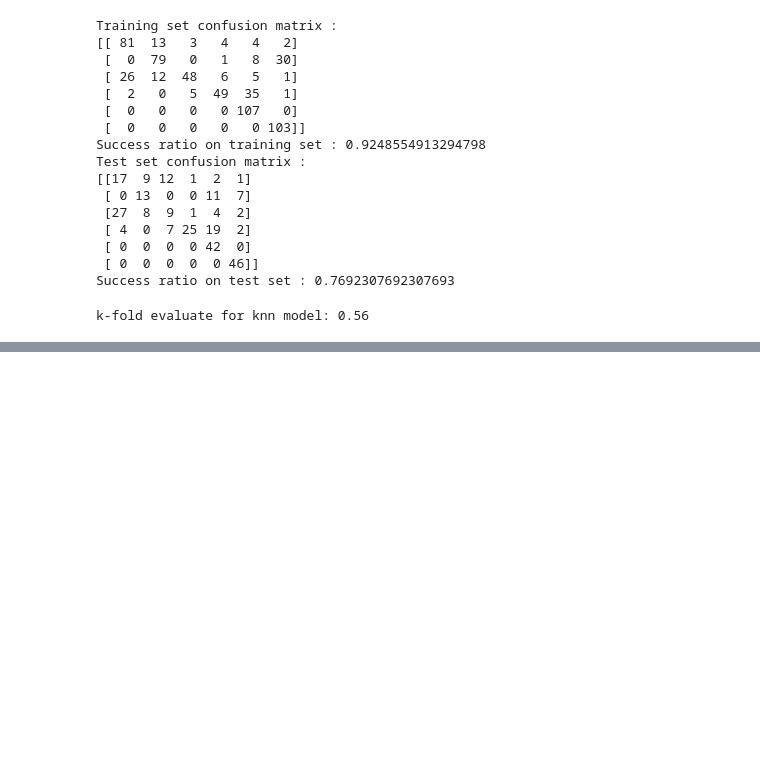
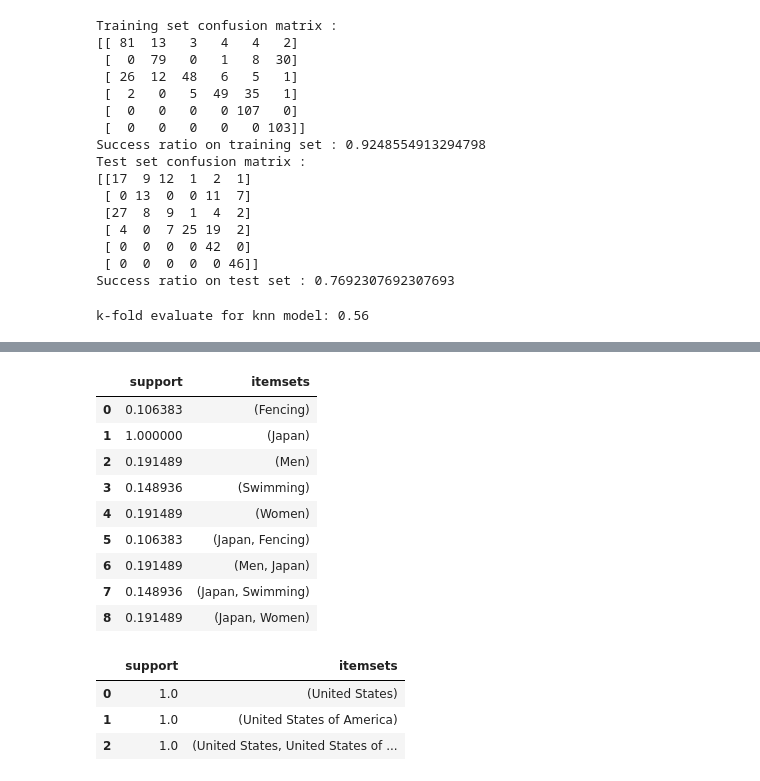
Before and after one commit to mvaghei78/data-mining-on-2021_Olympics, a Jupyter notebook: mining_on_2021_Olympics.ipynb, the cells around one changed output, grey strips where cells are left out. Saved outputs shown, nothing was run; the diff lists cells and outputs as text; code cells hidden in the pictures; blank space fills up the shorter version.

Commit message:
frequent pattern section added

```diff
--- a/mining_on_2021_Olympics.ipynb
+++ b/mining_on_2021_Olympics.ipynb
@@ -1516,0 +1581,6 @@ k-fold evaluate for knn model: 0.56
+# %%
+teams_for_fp = teams_for_model.drop(columns=['Name_numeric','Discipline_numeric','NOC_numeric','Event_numeric'])
+teams_for_fp['Name'] = teams_for_fp['Name'].str.strip()
+teams_for_fp['Discipline'] = teams_for_fp['Discipline'].str.strip()
+teams_for_fp['NOC'] = teams_for_fp['NOC'].str.strip()
+teams_for_fp['Event'] = teams_for_fp['Event'].str.strip()
@@ -1516,0 +1598,7 @@ k-fold evaluate for knn model: 0.56
+# %%
+def find_frequent_patterns(dataframe, minsup = 0.1):
+  te = TransactionEncoder()
+  te_ary = te.fit(dataframe.values.tolist()).transform(dataframe.values.tolist())
+  dataframe = pd.DataFrame(te_ary, columns=te.columns_)
+  freq_patterns = apriori(dataframe, min_support= minsup, use_colnames=True)
+  return freq_patterns
@@ -1516,0 +1620,24 @@ k-fold evaluate for knn model: 0.56
+# %%
+teams_for_japan = teams_for_fp[teams_for_fp['NOC'] == 'Japan']
+teams_for_usa = teams_for_fp[teams_for_fp['NOC'] == 'United States of America']
+teams_for_japan_usa = teams_for_fp[(teams_for_fp['NOC'] == 'Japan') | (teams_for_fp['NOC'] == 'United States of America')]
+# %%
+find_frequent_patterns(teams_for_japan, 0.1)
+# %% [output]
+|  | support | itemsets |
+| 0 | 0.106383 | (Fencing) |
+| 1 | 1.000000 | (Japan) |
+| 2 | 0.191489 | (Men) |
+| 3 | 0.148936 | (Swimming) |
+| 4 | 0.191489 | (Women) |
+| 5 | 0.106383 | (Japan, Fencing) |
+| 6 | 0.191489 | (Men, Japan) |
+| 7 | 0.148936 | (Japan, Swimming) |
+| 8 | 0.191489 | (Japan, Women) |
+# %%
+find_frequent_patterns(teams_for_usa, 0.2)
+# %% [output]
+|  | support | itemsets |
+| 0 | 1.0 | (United States) |
+| 1 | 1.0 | (United States of America) |
+| 2 | 1.0 | (United States, United States of ... |
```
Also changed, not shown: parts of 41 cells of this notebook, 1 other file.
